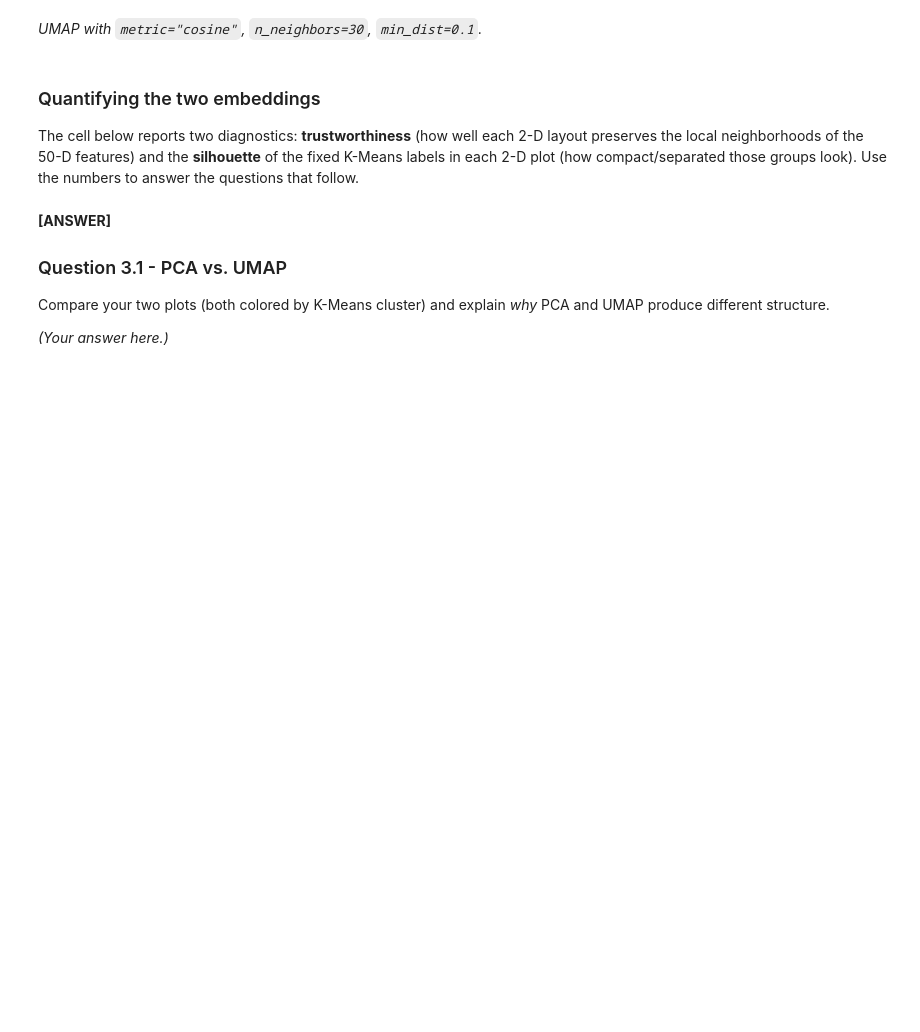
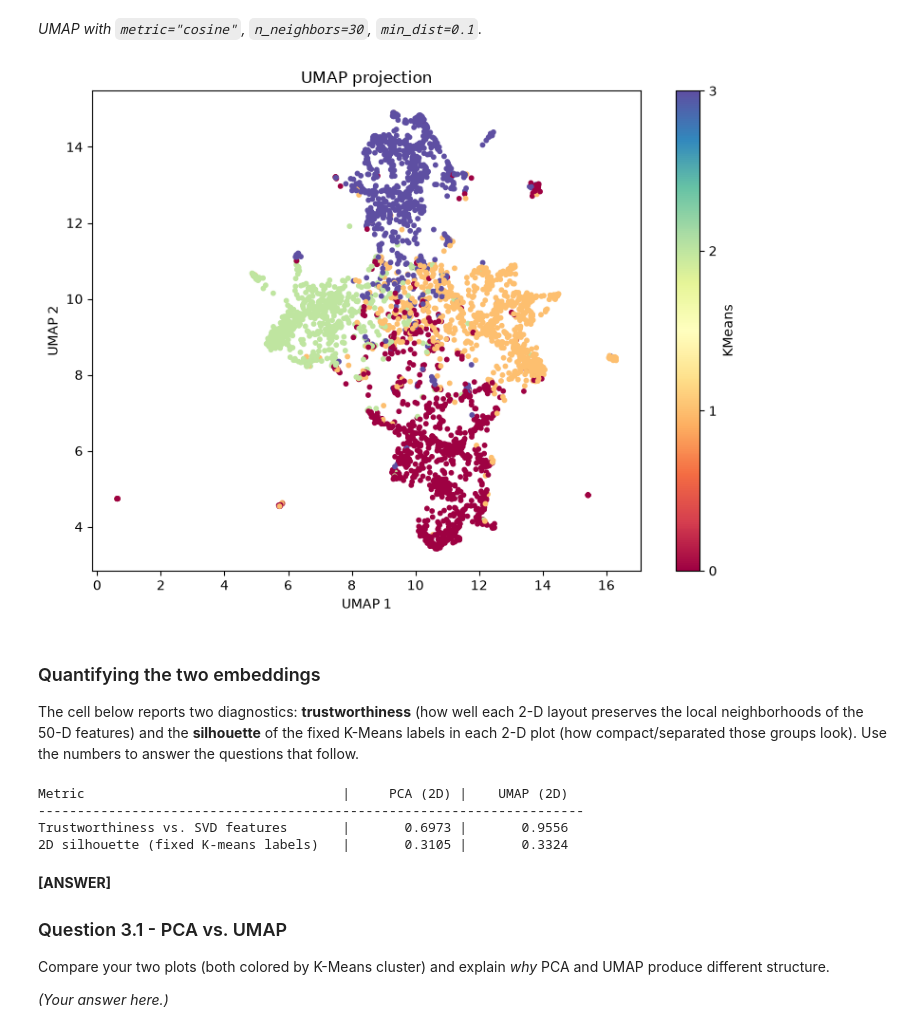
Before and after one commit to Hvemuri2/Supervised-learning-HW-3, a Jupyter notebook: HW3_unsupervised_learning_starter.ipynb, the cells around one changed output. Drawn from its saved outputs; the diff is of its cells as text; code cells hidden in the pictures; blank space fills up the shorter version.

```diff
--- a/HW3_unsupervised_learning_starter.ipynb
+++ b/HW3_unsupervised_learning_starter.ipynb
@@ -664,16 +664,43 @@ seed - UMAP is stochastic otherwise) and color by the same cluster labels.
 # %%
 # [WRITE CODE]
 import umap
 #####################################################################
 # TODO:                                                             #
 # Project X_reduced to 2D with:                                                     #
 #   umap.UMAP(n_components=2, random_state=RANDOM_STATE,                             #
 #             metric="cosine", n_neighbors=30, min_dist=0.1)                         #
 # Scatter it colored by cluster_labels, matching your PCA plot styling.             #
-pass
+umap_model = umap.UMAP(
+    n_components=2,
+    random_state=RANDOM_STATE,
+    metric="cosine",
+    n_neighbors=30,
+    min_dist=0.1
+)
+
+umap_2d = umap_model.fit_transform(X_reduced)
+
+plt.figure(figsize=(8, 6))
+
+scatter = plt.scatter(
+    umap_2d[:, 0],
+    umap_2d[:, 1],
+    c=cluster_labels,
+    cmap="Spectral",
+    s=10
+)
+
+plt.colorbar(scatter, ticks=[0, 1, 2, 3], label="KMeans")
+plt.title("UMAP projection")
+plt.xlabel("UMAP 1")
+plt.ylabel("UMAP 2")
+plt.tight_layout()
+plt.show()
 #####################################################################
 #                       END OF YOUR CODE                            #
 #####################################################################
+# %% [output]
+[figure, added]
 # %% [markdown]
 ### Quantifying the two embeddings
 
@@ -742,6 +769,11 @@ print(
     f'{"2D silhouette (fixed K-means labels)":<38} | '
     f"{sil_pca:>12.4f} | {sil_umap:>12.4f}"
 )
+# %% [output]
+Metric                                 |     PCA (2D) |    UMAP (2D)
+----------------------------------------------------------------------
+Trustworthiness vs. SVD features       |       0.6973 |       0.9556
+2D silhouette (fixed K-means labels)   |       0.3105 |       0.3324
 # %% [markdown]
 **[ANSWER]**
 
```
